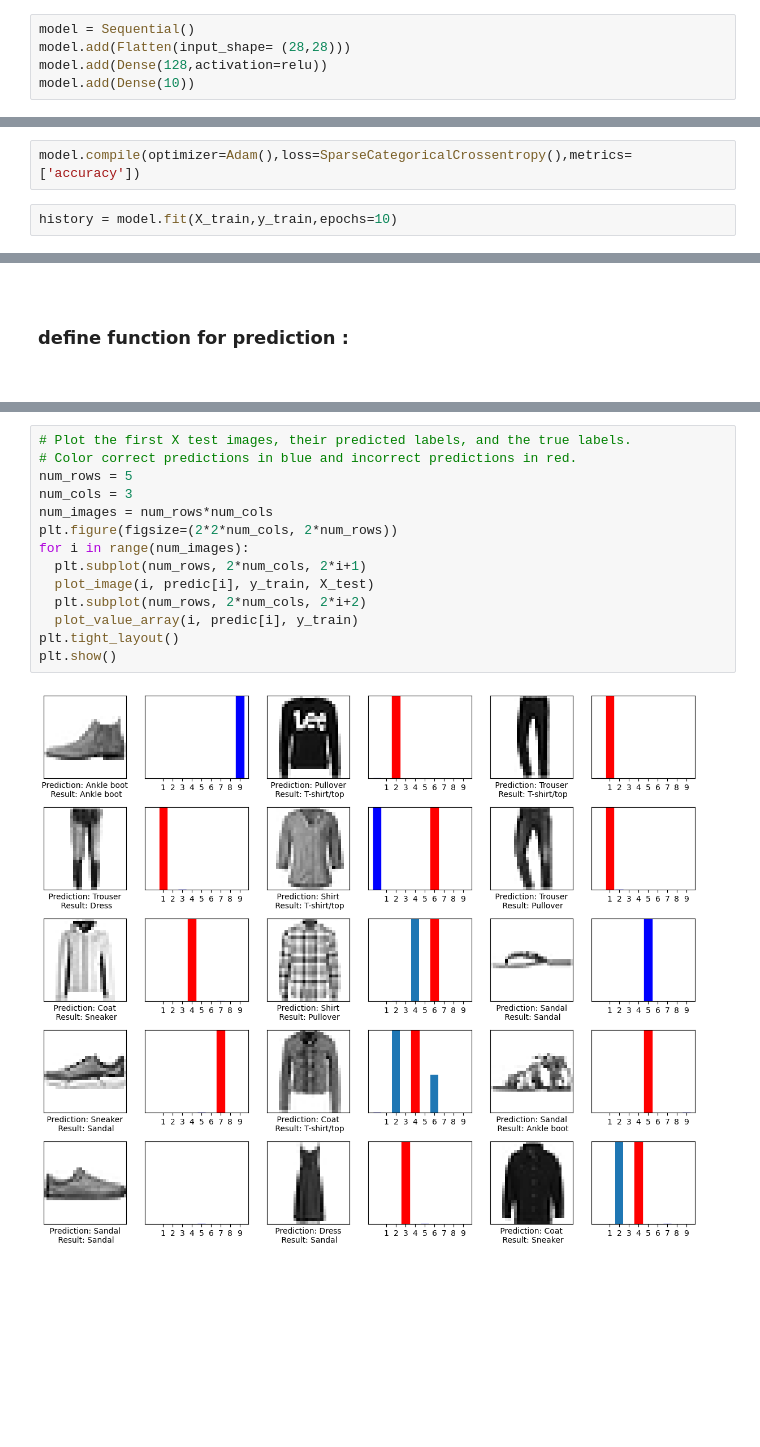
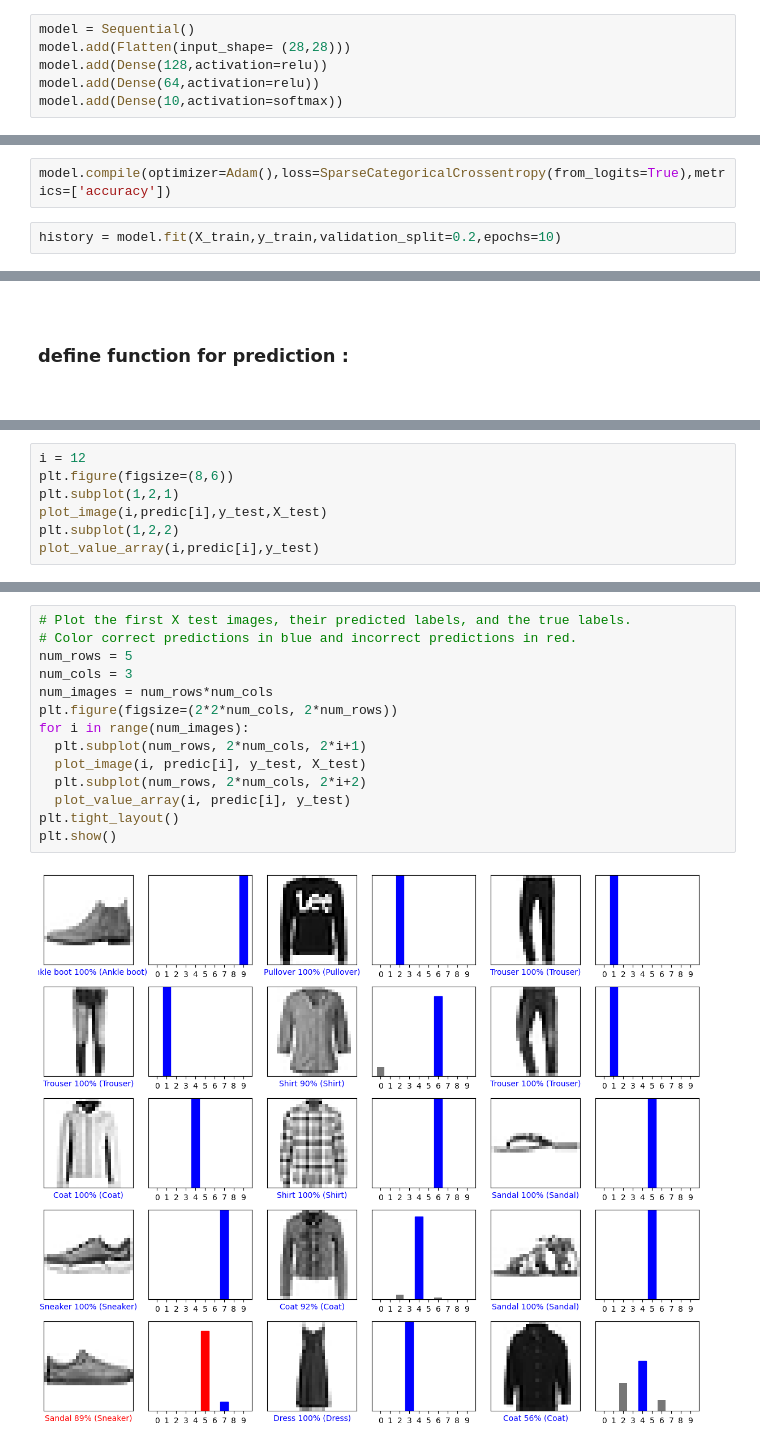
Before and after one commit to yasin-arafat-05/100DaysDL, a Jupyter notebook: tensorflow_documentation/01_basic_image_classification.ipynb, the cells around one changed output, grey strips where cells are left out. Cells and saved outputs as stored; diff of their text form; blank space fills up the shorter version.

```diff
--- a/tensorflow_documentation/01_basic_image_classification.ipynb
+++ b/tensorflow_documentation/01_basic_image_classification.ipynb
@@ -70,7 +70,8 @@ plt.show()
 model = Sequential()
 model.add(Flatten(input_shape= (28,28)))
 model.add(Dense(128,activation=relu))
-model.add(Dense(10))
+model.add(Dense(64,activation=relu))
+model.add(Dense(10,activation=softmax))
 # %%
 model.summary()
 # %% [output]
@@ -89,7 +92,7 @@ Model: "sequential_2"
  Non-trainable params: 0 (0.00 B)
 # %%
-model.compile(optimizer=Adam(),loss=SparseCategoricalCrossentropy(),metrics=['accuracy'])
+model.compile(optimizer=Adam(),loss=SparseCategoricalCrossentropy(from_logits=True),metrics=['accuracy'])
 # %%
-history = model.fit(X_train,y_train,epochs=10)
+history = model.fit(X_train,y_train,validation_split=0.2,epochs=10)
 # %% [output]
 Epoch 1/10
@@ -183,0 +198,7 @@ plot_value_array(i,predic[i],y_train)
+# %%
+i = 12
+plt.figure(figsize=(8,6))
+plt.subplot(1,2,1)
+plot_image(i,predic[i],y_test,X_test)
+plt.subplot(1,2,2)
+plot_value_array(i,predic[i],y_test)
@@ -184,16 +207,16 @@ plot_value_array(i,predic[i],y_train)
 # %%
 # Plot the first X test images, their predicted labels, and the true labels.
 # Color correct predictions in blue and incorrect predictions in red.
 num_rows = 5
 num_cols = 3
 num_images = num_rows*num_cols
 plt.figure(figsize=(2*2*num_cols, 2*num_rows))
 for i in range(num_images):
   plt.subplot(num_rows, 2*num_cols, 2*i+1)
-  plot_image(i, predic[i], y_train, X_test)
+  plot_image(i, predic[i], y_test, X_test)
   plt.subplot(num_rows, 2*num_cols, 2*i+2)
-  plot_value_array(i, predic[i], y_train)
+  plot_value_array(i, predic[i], y_test)
 plt.tight_layout()
 plt.show()
 # %% [output]
-[figure, old version]
+[figure, new version]
```
Also changed, not shown: parts of 10 cells of this notebook.
